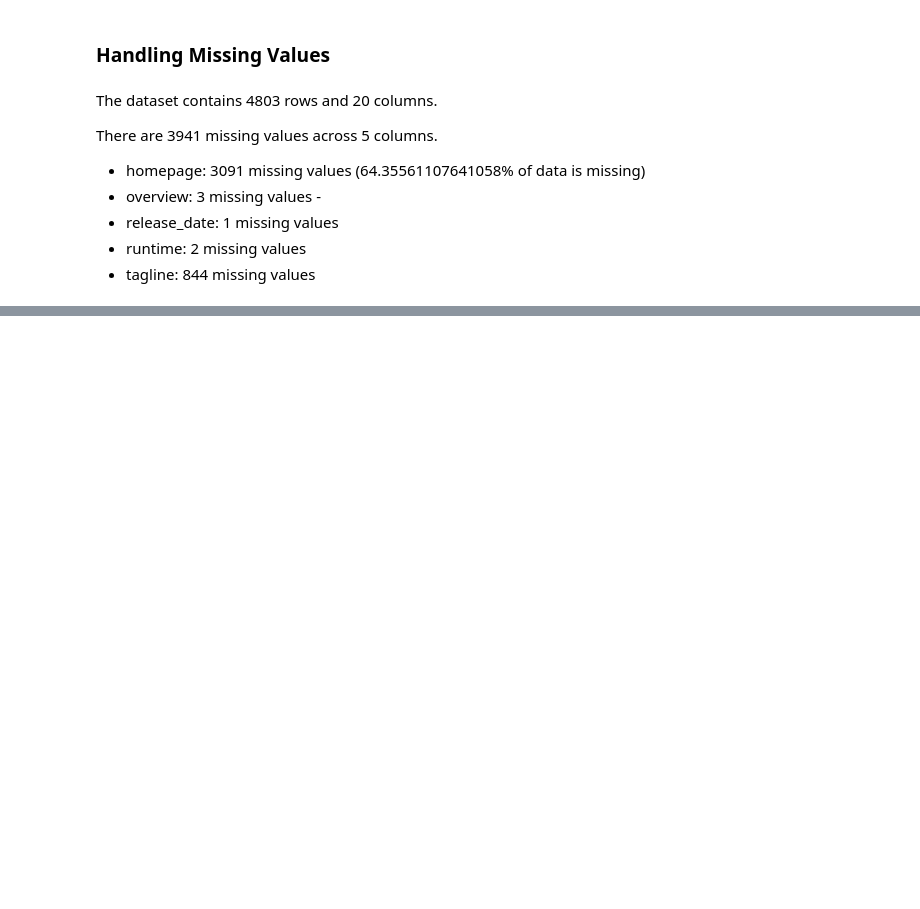
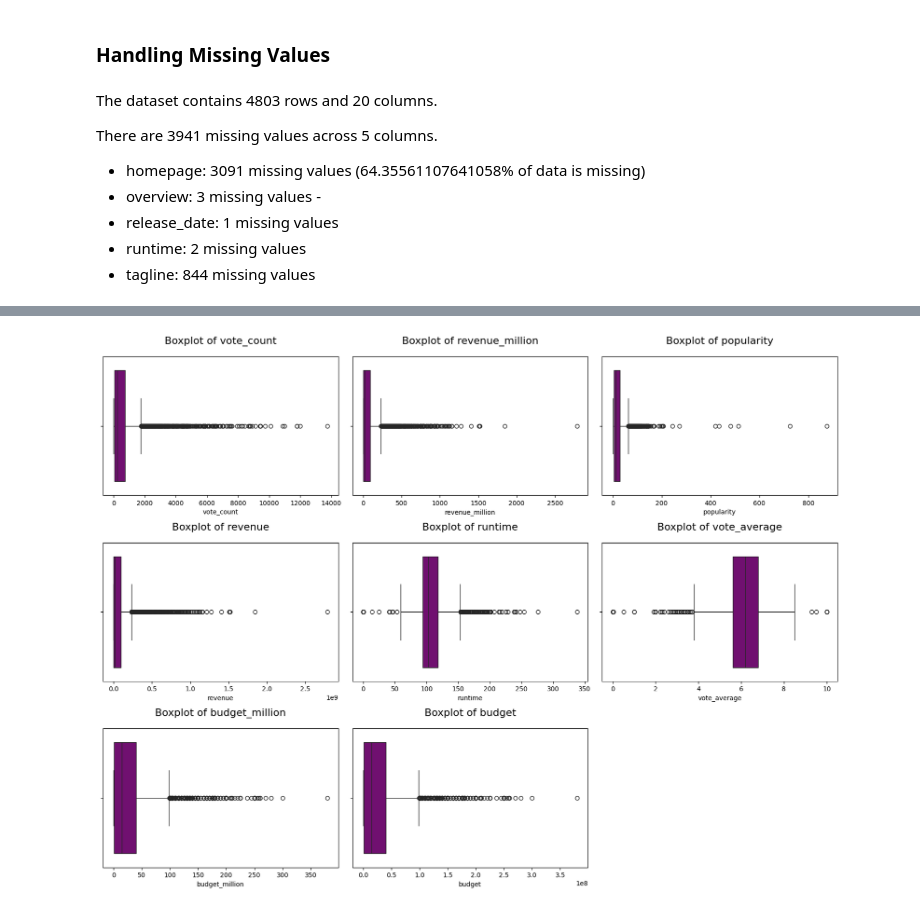
Before and after one commit to pandey-rakshit/Hybrid-Recommendation-System, a Jupyter notebook: notebooks/01_data_exploration.ipynb, the cells around one changed output, grey strips where cells are left out. Drawn from its saved outputs; the diff is of its cells as text; code cells hidden in the pictures; blank space fills up the shorter version.

```diff
--- a/notebooks/01_data_exploration.ipynb
+++ b/notebooks/01_data_exploration.ipynb
@@ -168,0 +206,16 @@ vote_average 8.6 3.7999999999999994
+# %%
+# Chart_objs to create subpots - boxplot for each columns
+
+chart_objs = []
+for col in filter_column:
+    # print(col, skewness[col])
+    if movies_df[col].dtypes in ['int64', 'float64']:
+        print(col)
+        chart_objs.append({
+        'plot_function':plot_functions['box'] ,
+        'title': f'Boxplot of {col}',  # Title for each individual column
+        'xlabel': col,
+        'ylabel': None,
+        'x': movies_df[col],
+        'kwargs': { 'color': 'purple'}
+        })
@@ -168,0 +231,7 @@ vote_average 8.6 3.7999999999999994
+# %%
+# Fig - Visualizing the box plots for each numeric columns
+
+visualize_chart(chart_objs, nrows=(len(filter_column) // 3 + 1), ncols=3)
+plt.show()
+# %% [output]
+[figure, added]
```
Also changed, not shown: parts of 44 cells of this notebook, 17 other files.
